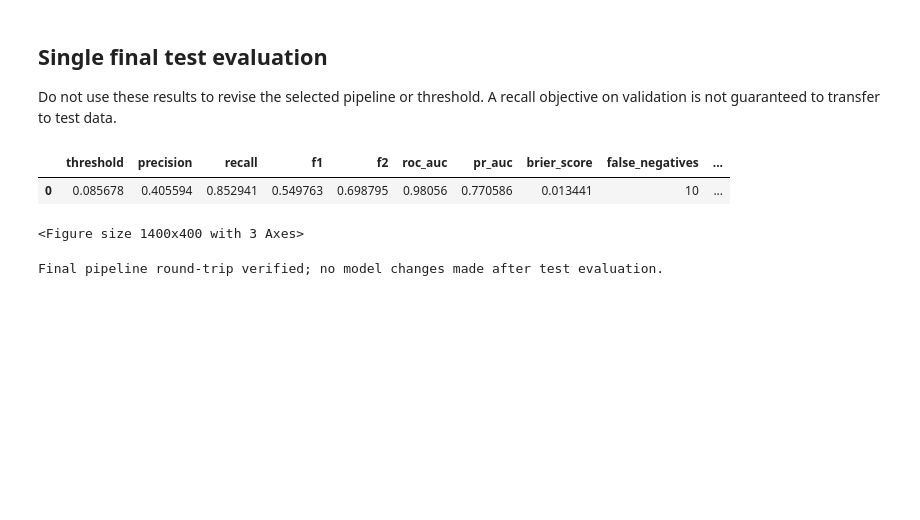
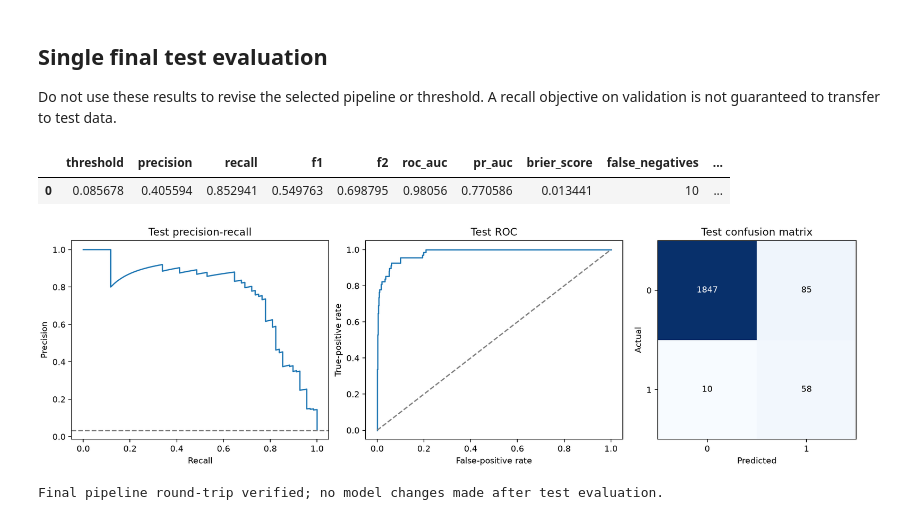
Before and after one commit to XxCPH4xX/Predictive-Maintenance-AI-Platform, a Jupyter notebook: notebooks/06_model_optimization.ipynb, the cells around one changed output. Drawn from its saved outputs; the diff is of its cells as text; code cells hidden in the pictures; blank space fills up the shorter version.

```diff
--- a/notebooks/06_model_optimization.ipynb
+++ b/notebooks/06_model_optimization.ipynb
@@ -151,33 +151,33 @@ Do not use these results to revise the selected pipeline or threshold. A recall
 # %%
 X_test, y_test = get_partition(records, manifest, "test")
 test_probabilities = production_pipeline.predict_proba(X_test)[:, 1]
 test_metrics = evaluate_probabilities(y_test, test_probabilities, threshold)
 precision, recall, pr_thresholds = precision_recall_curve(y_test, test_probabilities)
 fpr, tpr, roc_thresholds = roc_curve(y_test, test_probabilities)
 curves = {"precision": precision.tolist(), "recall": recall.tolist(), "fpr": fpr.tolist(), "tpr": tpr.tolist()}
 final = {"model_version": metadata["model_version"], "partition": "test", "metrics": test_metrics, "curves": curves}
 (METRICS_DIR / "final_evaluation.json").write_text(json.dumps(final, indent=2) + "\n")
 display(pd.DataFrame([test_metrics]).drop(columns="confusion_matrix"))
 fig, axes = plt.subplots(1, 3, figsize=(14, 4), layout="constrained")
 axes[0].plot(recall, precision)
 axes[0].axhline(float(y_test.mean()), color="gray", linestyle="--")
 axes[0].set(xlabel="Recall", ylabel="Precision", title="Test precision-recall")
 axes[1].plot(fpr, tpr)
 axes[1].plot([0,1],[0,1],linestyle="--",color="gray")
 axes[1].set(xlabel="False-positive rate", ylabel="True-positive rate", title="Test ROC")
 matrix = np.array(test_metrics["confusion_matrix"])
 axes[2].imshow(matrix,cmap="Blues")
 for row in range(2):
     for col in range(2):
         axes[2].text(col,row,str(matrix[row,col]),ha="center",va="center",color="white" if matrix[row,col]>matrix.max()/2 else "black")
 axes[2].set(xticks=[0,1],yticks=[0,1],xlabel="Predicted",ylabel="Actual",title="Test confusion matrix")
 fig.savefig(FIGURE_DIR / "final_model_evaluation.png",dpi=160)
-display(fig)
+display(Image(filename=str(FIGURE_DIR / "final_model_evaluation.png")))
 plt.close(fig)
 np.testing.assert_allclose(joblib.load(MODEL_DIR / "production.joblib").predict_proba(X_test.iloc[:10]), production_pipeline.predict_proba(X_test.iloc[:10]))
 print("Final pipeline round-trip verified; no model changes made after test evaluation.")
 # %% [output]
 |  | threshold | precision | recall | f1 | f2 | roc_auc | pr_auc | brier_score | false_negatives | ... |
 | 0 | 0.085678 | 0.405594 | 0.852941 | 0.549763 | 0.698795 | 0.98056 | 0.770586 | 0.013441 | 10 | ... |
+[figure, added]
-<Figure size 1400x400 with 3 Axes>
+Final pipeline round-trip verified; no model changes made after test evaluation.
-Final pipeline round-trip verified; no model changes made after test evaluation.
```
Also changed, not shown: parts of 1 cell of this notebook, 56 other files.
